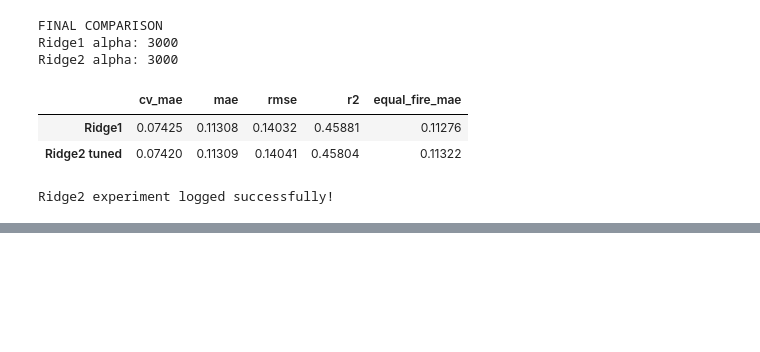
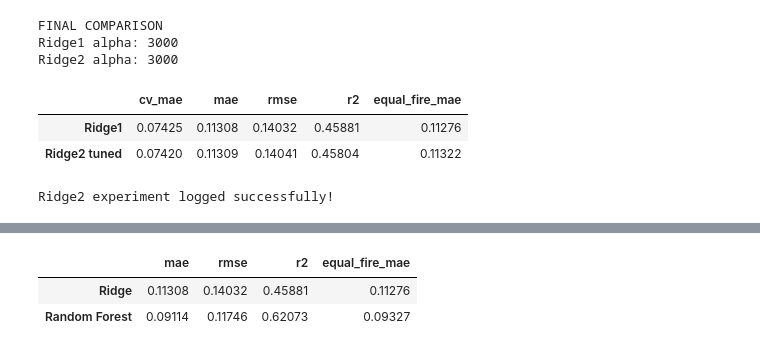
Before and after one commit to Vasant-Tholappa/wildfire-recovery-forecasting, a Jupyter notebook: notebooks/phase5_ml.ipynb, the cells around one changed output, grey strips where cells are left out. Saved outputs shown, nothing was run; the diff lists cells and outputs as text; code cells hidden in the pictures; blank space fills up the shorter version.

Commit message:
Record initial Random Forest benchmark and reusable pipeline

```diff
--- a/notebooks/phase5_ml.ipynb
+++ b/notebooks/phase5_ml.ipynb
@@ -964,0 +973,79 @@ Ridge2 experiment logged successfully!
+# %%
+
+# PHASE 5 DAY 3 — RANDOM FOREST
+
+import numpy as np
+import pandas as pd
+
+from sklearn.base import clone
+from sklearn.model_selection import GroupKFold
+from sklearn.metrics import mean_absolute_error
+
+from wildfire_recovery_forecasting.evaluation import evaluate_model
+
+# Unlike Ridge, RF starts with all 34 approved predictors
+rf_features = list(features)
+rf_categorical = ["dominant_evt", "ignition_month"]
+rf_numeric = [f for f in rf_features if f not in rf_categorical]
+
+assert len(rf_features) == 34
+assert len(rf_numeric) == 32
+assert X_train[rf_features].notna().all().all()
+assert X_val[rf_features].notna().all().all()
+
+# Same initial RF configuration; preprocessing is fitted within each fold.
+from wildfire_recovery_forecasting.modeling import build_rf_pipeline
+
+rf_pipeline = build_rf_pipeline(features)
+rf_preprocessor = rf_pipeline.named_steps["preprocess"]
+
+# 3-fold fire-grouped CV (training fires only)
+rf_cv = GroupKFold(n_splits=3)
+rf_fold_maes = []
+
+for fold, (train_idx, holdout_idx) in enumerate(
+    rf_cv.split(X_train, y_train, groups=train["fire_id"]),
+    start=1
+):
+    model = clone(rf_pipeline)
+
+    model.fit(
+        X_train.iloc[train_idx][rf_features],
+        y_train.iloc[train_idx]
+    )
+
+    preds = model.predict(
+        X_train.iloc[holdout_idx][rf_features]
+    )
+
+    score = mean_absolute_error(
+        y_train.iloc[holdout_idx], preds
+    )
+
+    rf_fold_maes.append(score)
+    print(f"Fold {fold} MAE: {score:.5f}")
+
+rf_cv_mae = float(np.mean(rf_fold_maes))
+
+print(f"\nRandom Forest CV MAE: {rf_cv_mae:.5f}")
+
+# Refit on all 78 training fires
+final_rf = clone(rf_pipeline)
+final_rf.fit(X_train[rf_features], y_train)
+
+# Evaluate on separate 2018–2019 validation fires
+rf_predictions = final_rf.predict(X_val[rf_features])
+
+rf_scores = evaluate_model(
+    y_val, rf_predictions, val["fire_id"]
+)
+
+print("\nRANDOM FOREST VALIDATION RESULTS")
+display(pd.Series(rf_scores).round(5))
+
+print("\nCOMPARISON WITH RIDGE")
+display(pd.DataFrame({
+    "Ridge": ridge_scores,
+    "Random Forest": rf_scores
+}).T.round(5))
+# %% [output]
@@ -964,0 +1065,3 @@ Ridge2 experiment logged successfully!
+|  | mae | rmse | r2 | equal_fire_mae |
+| Ridge | 0.11308 | 0.14032 | 0.45881 | 0.11276 |
+| Random Forest | 0.09114 | 0.11746 | 0.62073 | 0.09327 |
```
Also changed, not shown: parts of 5 cells of this notebook, 3 other files.
